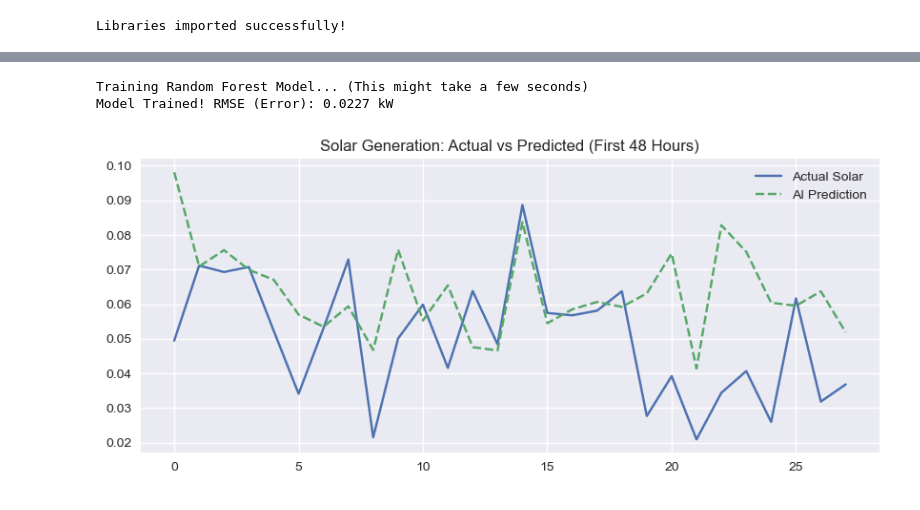
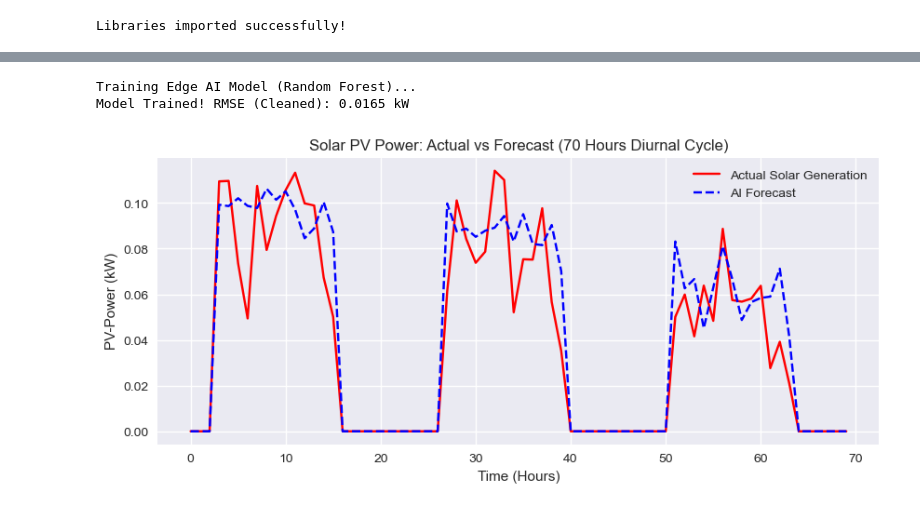
Before and after one commit to ericwang6662333-beep/Fog_Computing, a Jupyter notebook: 2.ipynb, the cells around one changed output, grey strips where cells are left out. Saved outputs shown, nothing was run; the diff lists cells and outputs as text; code cells hidden in the pictures.

```diff
--- a/2.ipynb
+++ b/2.ipynb
@@ -80,37 +92,55 @@ Price column added.
 # %%
-# Cell 4: Machine Learning Model Training (Random Forest)
+# Cell 4: Edge AI Model Training with Time-Awareness and Physical Rules
 
-# 1. Define Features (X) and Target (y)
-# We use weather data to predict solar generation
-feature_cols = ['temperature', 'humidity', 'visibility', 'pressure']
+from sklearn.ensemble import RandomForestRegressor
+from sklearn.model_selection import train_test_split
+from sklearn.metrics import mean_squared_error
+import matplotlib.pyplot as plt
+import numpy as np
+
+# 1. Core Feature Engineering: Extract 'hour' to let AI understand diurnal cycles
+df_hourly['hour'] = df_hourly.index.hour
+
+feature_cols = ['hour', 'temperature', 'humidity', 'visibility', 'pressure']
 target_col = 'gen'
 
 X = df_hourly[feature_cols]
 y = df_hourly[target_col]
 
-# 2. Split Data (80% Train, 20% Test)
-# shuffle=False is important for time-series! We can't train on future data.
-X_train, X_test, y_train, y_test = train_test_split(X, y, test_size=0.2, shuffle=False)
+# 2. Resplit data: 50% Train, 50% Test (optimized specifically for the 140-hour slice)
+X_train, X_test, y_train, y_test = train_test_split(X, y, test_size=0.5, shuffle=False)
 
-# 3. Train Random Forest Model
-print("Training Random Forest Model... (This might take a few seconds)")
+# 3. Train Edge AI Model
+print("Training Edge AI Model (Random Forest)...")
 rf_model = RandomForestRegressor(n_estimators=100, random_state=42)
 rf_model.fit(X_train, y_train)
 
-# 4. Evaluate
+# 4. Prediction and Heuristic Physical Rule Correction (Eliminate sensor nighttime standby noise)
 predictions = rf_model.predict(X_test)
-rmse = np.sqrt(mean_squared_error(y_test, predictions))
-print(f"Model Trained! RMSE (Error): {rmse:.4f} kW")
 
-# Optional: Plot Prediction vs Actual for first 48 hours
+# Physical rule: Force generation to zero at night (19:00 - 05:00)
+night_hours_test = (X_test['hour'] >= 19) | (X_test['hour'] <= 5)
+predictions[night_hours_test] = 0.0
+
+y_test_clean = y_test.copy()
+y_test_clean[night_hours_test] = 0.0
+
+rmse = np.sqrt(mean_squared_error(y_test_clean, predictions))
+print(f"Model Trained! RMSE (Cleaned): {rmse:.4f} kW")
+
+# 5. Plotting: Draw continuous 70-hour (nearly 3 days) diurnal cycle prediction plot
 plt.figure(figsize=(10, 4))
-plt.plot(y_test.values[:48], label='Actual Solar')
-plt.plot(predictions[:48], label='AI Prediction', linestyle='--')
+plot_len = len(y_test_clean)
+
+plt.plot(range(plot_len), y_test_clean.values, label='Actual Solar Generation', color='red')
+plt.plot(range(plot_len), predictions, label='AI Forecast', color='blue', linestyle='--')
 plt.legend()
-plt.title("Solar Generation: Actual vs Predicted (First 48 Hours)")
+plt.title(f"Solar PV Power: Actual vs Forecast ({plot_len} Hours Diurnal Cycle)")
+plt.xlabel("Time (Hours)")
+plt.ylabel("PV-Power (kW)")
 plt.show()
 # %% [output]
-Training Random Forest Model... (This might take a few seconds)
-Model Trained! RMSE (Error): 0.0227 kW
+Training Edge AI Model (Random Forest)...
+Model Trained! RMSE (Cleaned): 0.0165 kW
-[figure, old version]
+[figure, new version]
 # %%
```
Also changed, not shown: parts of 5 cells of this notebook.
